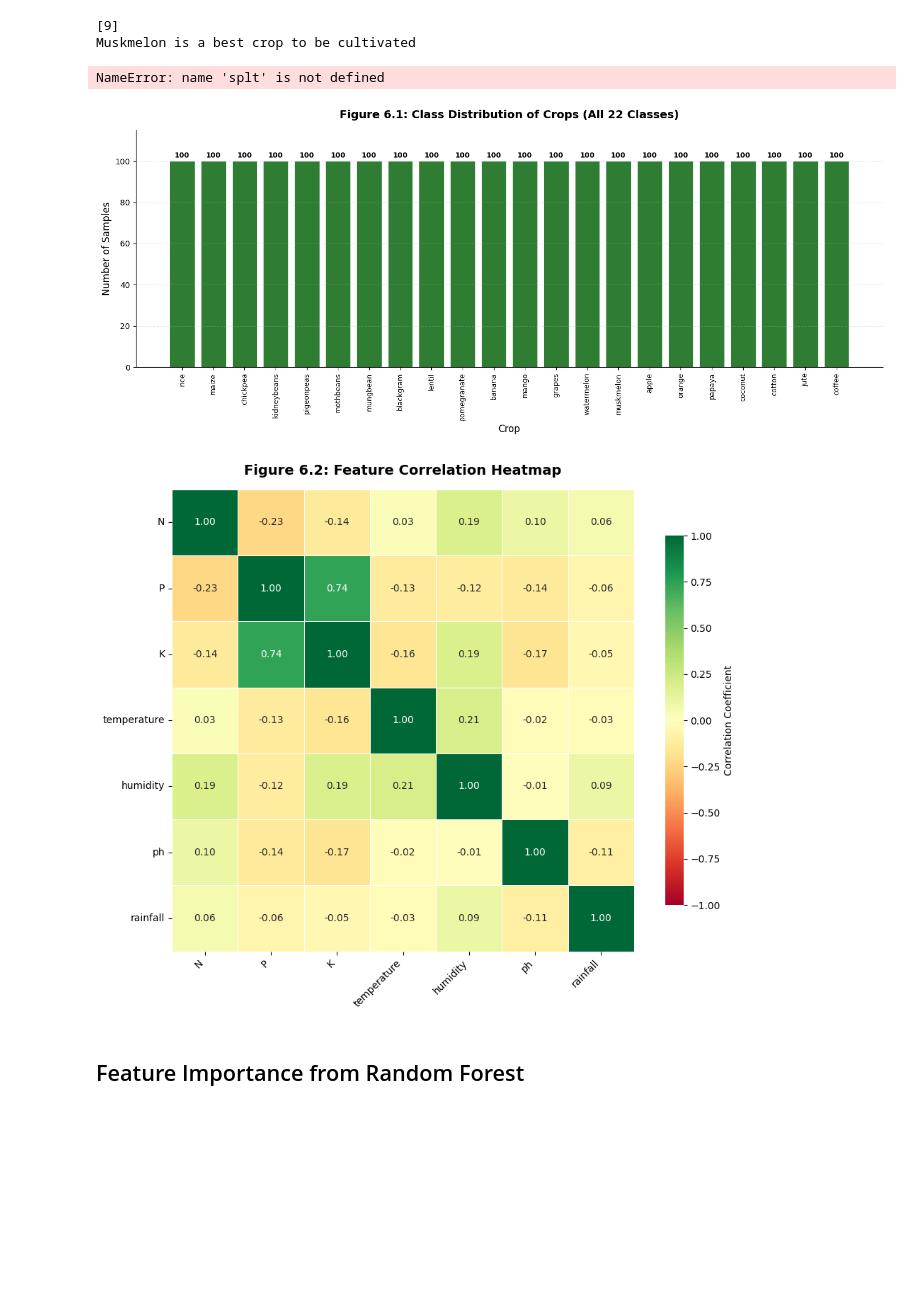
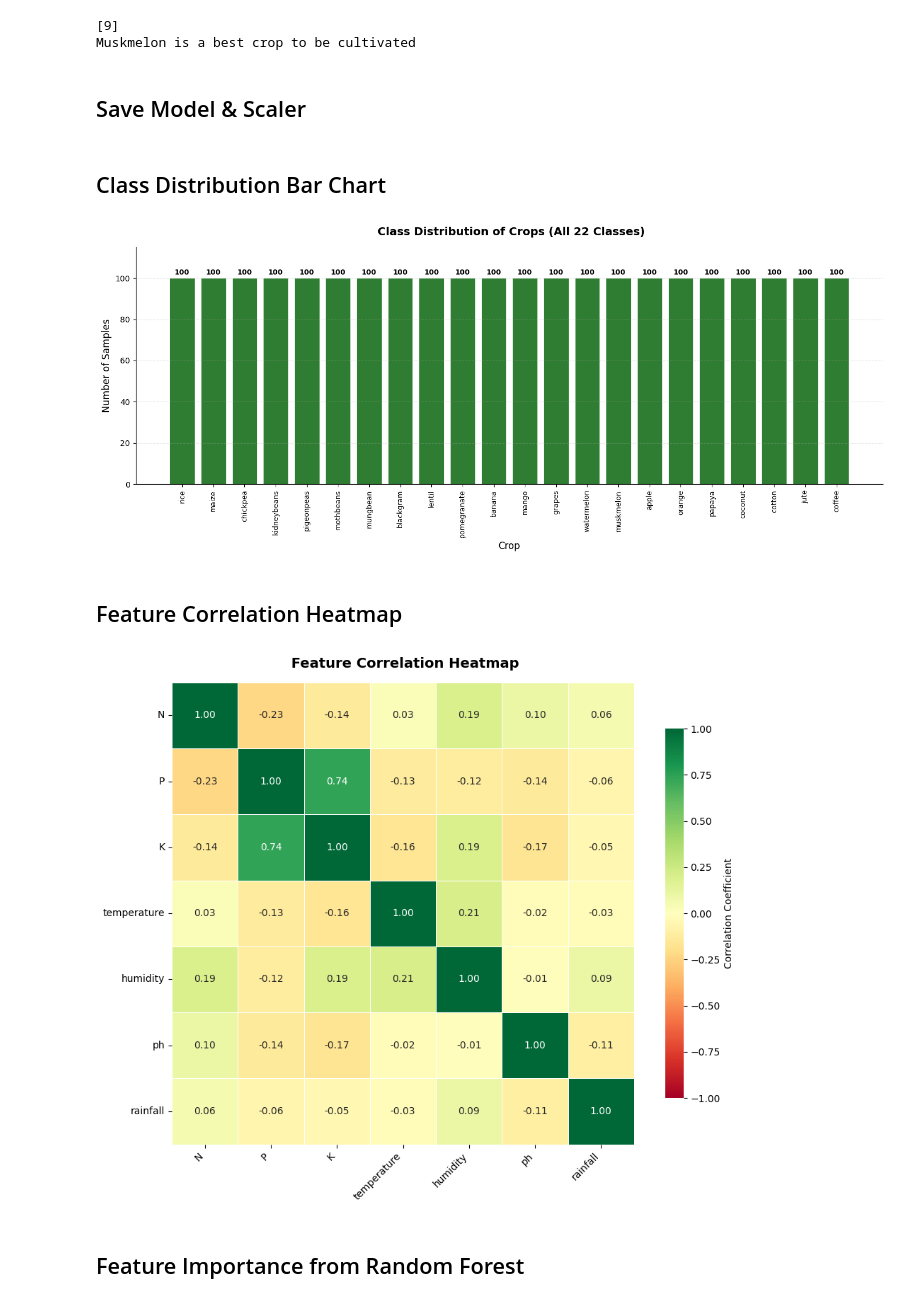
Before and after one commit to falcon1614/Crop-Recomendation, a Jupyter notebook: Crop_Recommendation.ipynb, the cells around one changed output. Drawn from its saved outputs; the diff is of its cells as text; code cells hidden in the pictures; blank space fills up the shorter version.

```diff
--- a/Crop Classification With Recommendation System.ipynb
+++ b/Crop_Recommendation.ipynb
@@ -727,18 +714,15 @@ else:
 # %% [output]
 [9]
 Muskmelon is a best crop to be cultivated
+# %% [markdown]
+## Save Model & Scaler
 # %%
 import pickle
 pickle.dump(rfc,open('model.pkl','wb'))
 pickle.dump(ms,open('minmaxscaler.pkl','wb'))
+# %% [markdown]
+## Class Distribution Bar Chart
 # %%
-
-
-
-
-
-
-
 import matplotlib.pyplot as plt
 import seaborn as sns
 import pandas as pd
@@ -760,7 +744,7 @@ for bar in bars:
             f'{int(height)}', ha='center', va='bottom', fontsize=9, fontweight='bold')
 
 # Styling
-ax.set_title('Figure 6.1: Class Distribution of Crops (All 22 Classes)', fontsize=14, fontweight='bold', pad=15)
+ax.set_title(' Class Distribution of Crops (All 22 Classes)', fontsize=14, fontweight='bold', pad=15)
 ax.set_xlabel('Crop', fontsize=12)
 ax.set_ylabel('Number of Samples', fontsize=12)
 ax.set_ylim(0, 115)
@@ -771,10 +755,11 @@ ax.spines['right'].set_visible(False)
 
 plt.tight_layout()
 plt.savefig('figure_6_1_class_distribution.png', dpi=300, bbox_inches='tight')
-splt.show()
+plt.show()
 # %% [output]
-NameError: name 'splt' is not defined
-[figure, old version]
+[figure, new version]
+# %% [markdown]
+## Feature Correlation Heatmap
 # %%
 import matplotlib.pyplot as plt
 import seaborn as sns
@@ -783,35 +768,35 @@ import numpy as np
 # Select only numeric feature columns (exclude label and crop_num)
 features = ['N', 'P', 'K', 'temperature', 'humidity', 'ph', 'rainfall']
 corr_matrix = crop[features].corr()
 
 # Create figure
 fig, ax = plt.subplots(figsize=(10, 8))
 
 # Heatmap with annotations
 mask = np.triu(np.ones_like(corr_matrix, dtype=bool))  # mask upper triangle for cleaner look
 # Set mask=None if you want full matrix
 heatmap = sns.heatmap(corr_matrix,
                       annot=True,
                       fmt='.2f',
                       cmap='RdYlGn',
                       center=0,
                       vmin=-1,
                       vmax=1,
                       square=True,
                       linewidths=0.5,
                       linecolor='white',
                       cbar_kws={'shrink': 0.8, 'label': 'Correlation Coefficient'},
                       ax=ax)
 
-ax.set_title('Figure 6.2: Feature Correlation Heatmap', fontsize=14, fontweight='bold', pad=15)
+ax.set_title(' Feature Correlation Heatmap', fontsize=14, fontweight='bold', pad=15)
 ax.set_xticklabels(ax.get_xticklabels(), rotation=45, ha='right', fontsize=10)
 ax.set_yticklabels(ax.get_yticklabels(), rotation=0, fontsize=10)
 
 plt.tight_layout()
 plt.savefig('figure_6_2_correlation_heatmap.png', dpi=300, bbox_inches='tight')
 plt.show()
 # %% [output]
-[figure, old version]
+[figure, new version]
 # %% [markdown]
 ## Feature Importance from Random Forest
 # %%
```
Also changed, not shown: parts of 30 cells of this notebook, 43 other files.
